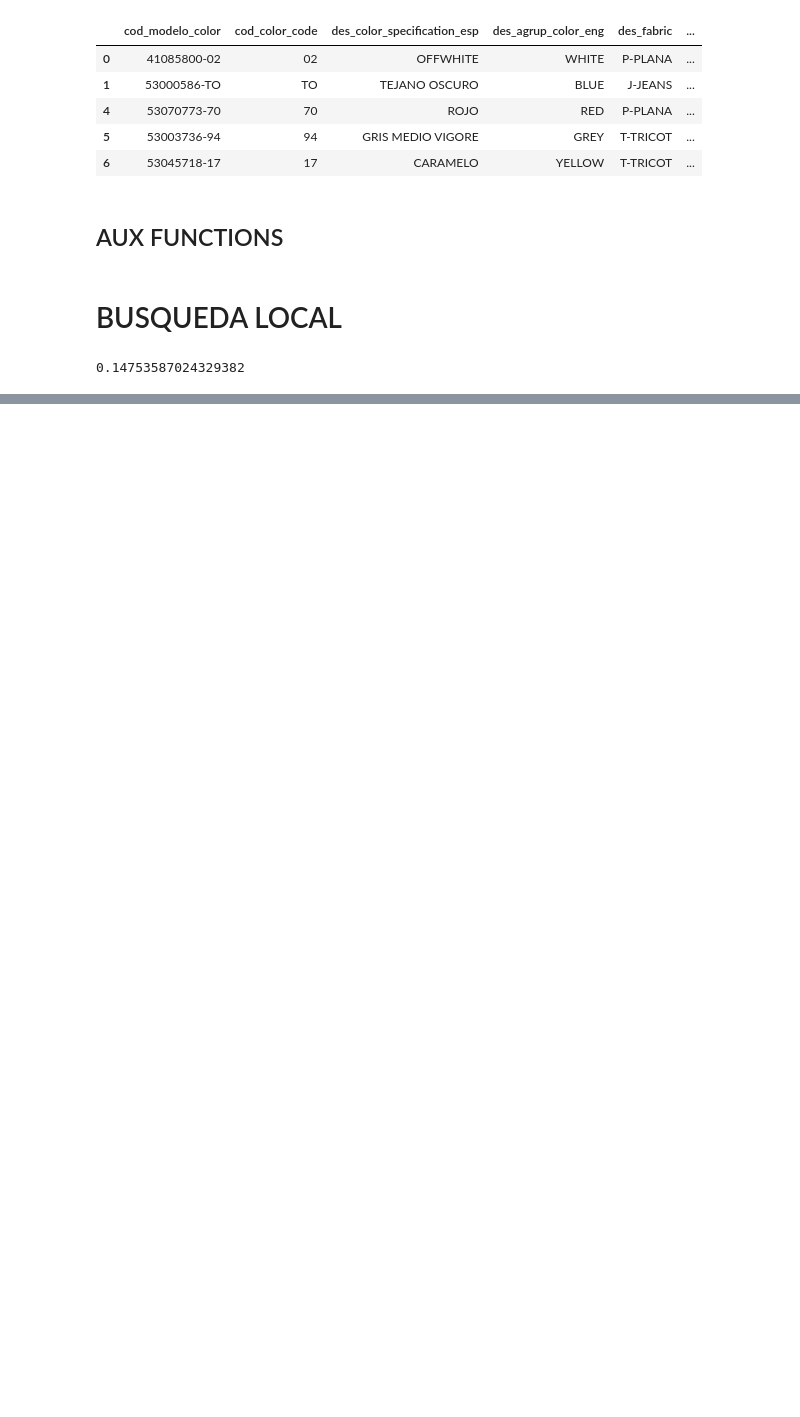
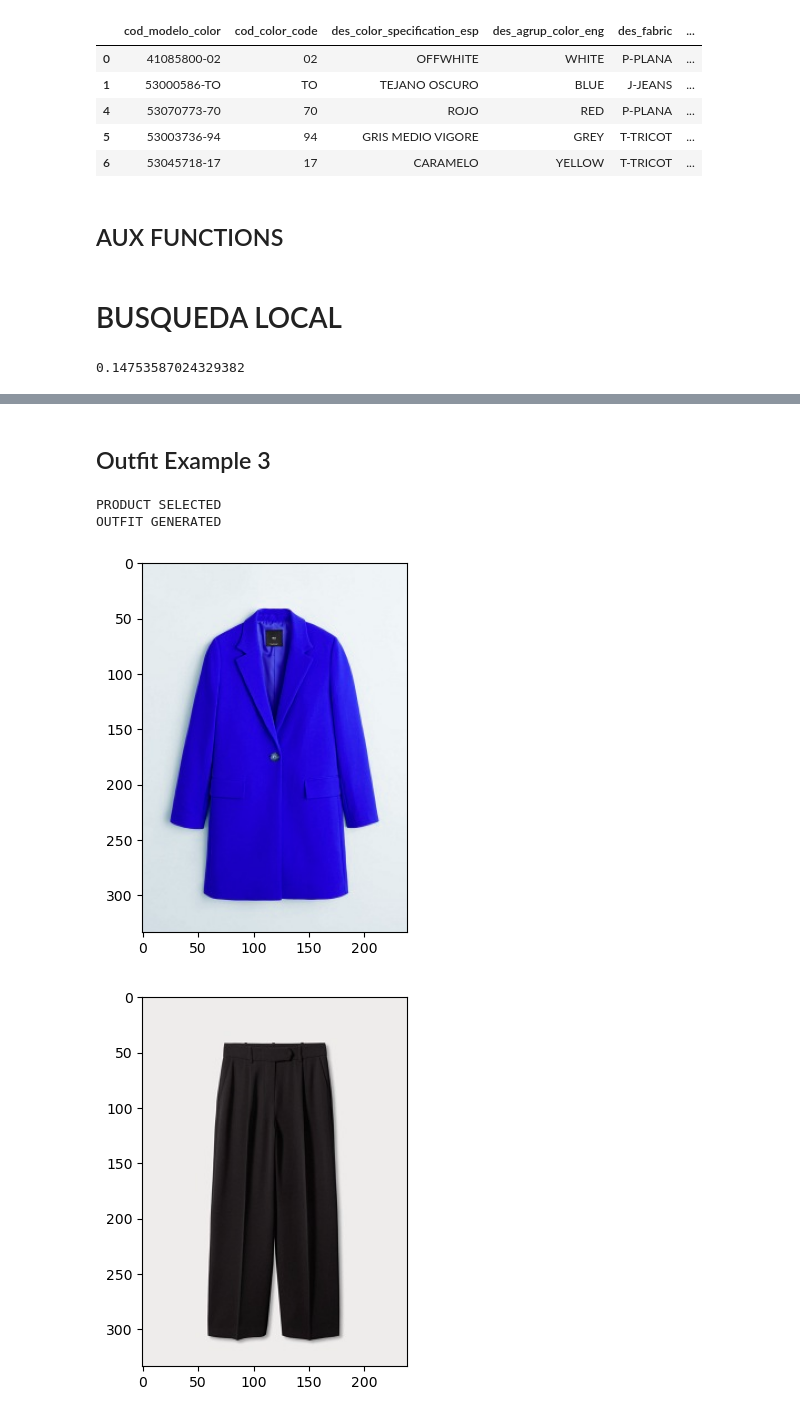
Before and after one commit to ivan-serrano-hernandez/hackathon-Mango_Challenge, a Jupyter notebook: Main functions.ipynb, the cells around one changed output, grey strips where cells are left out. Cells and saved outputs as stored; diff of their text form; code cells hidden in the pictures; blank space fills up the shorter version.

```diff
--- a/Main functions.ipynb
+++ b/Main functions.ipynb
@@ -360,0 +415,21 @@ product[product.cod_modelo_color==top]
+# %% [markdown]
+## Outfit Example 3
+# %%
+FAM = 'shoes'
+
+print('PRODUCT SELECTED')
+code = getElement(FAM)
+# getProductByCode(code)
+
+print('OUTFIT GENERATED')
+if FAM == 'top':
+    getOutfitByTop(code)
+elif FAM == 'bot':
+    getOutfitByBot(code)
+elif FAM == 'shoes':
+    getOutfitByShoes(code)
+# %% [output]
+PRODUCT SELECTED
+OUTFIT GENERATED
+[figure, added]
+[figure, added]
```
Also changed, not shown: parts of 21 cells of this notebook.
